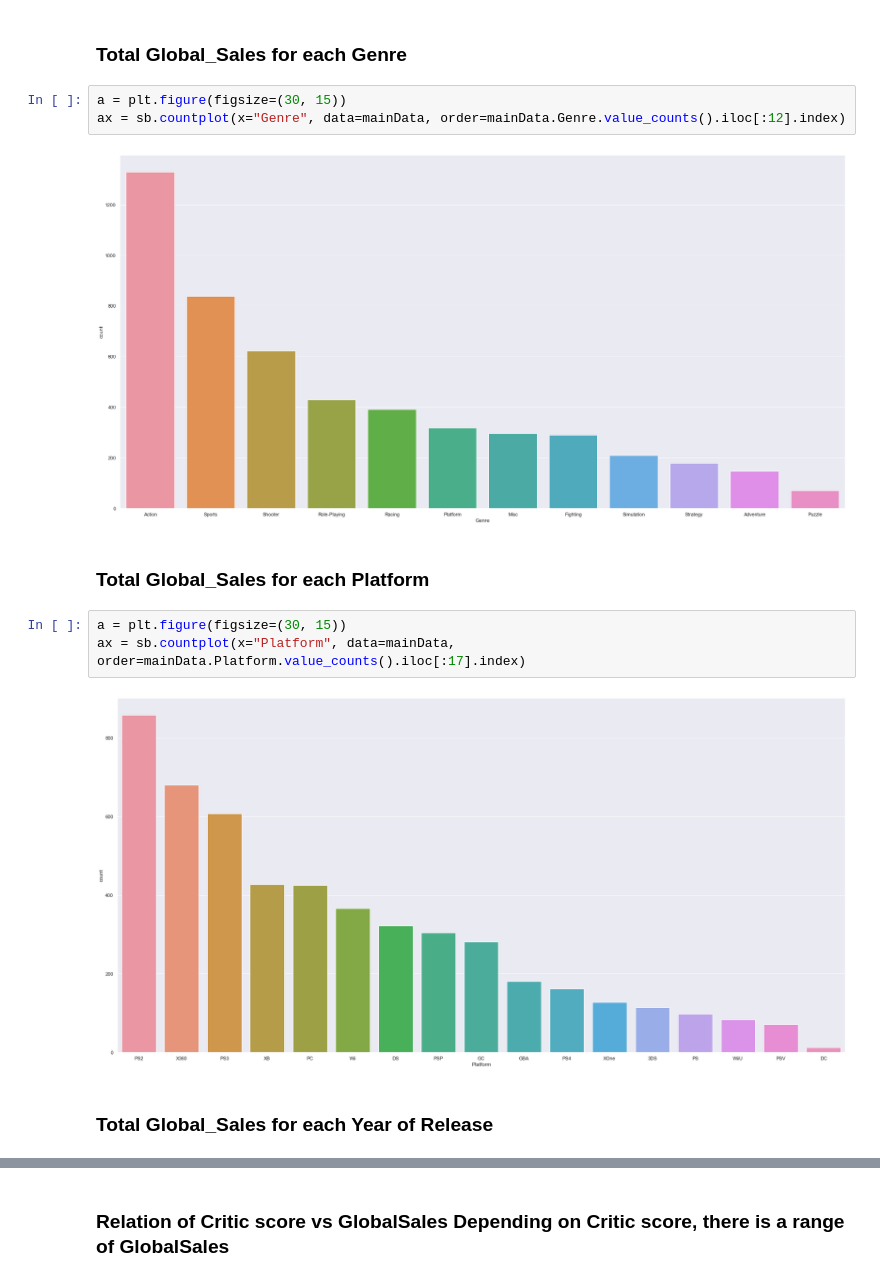
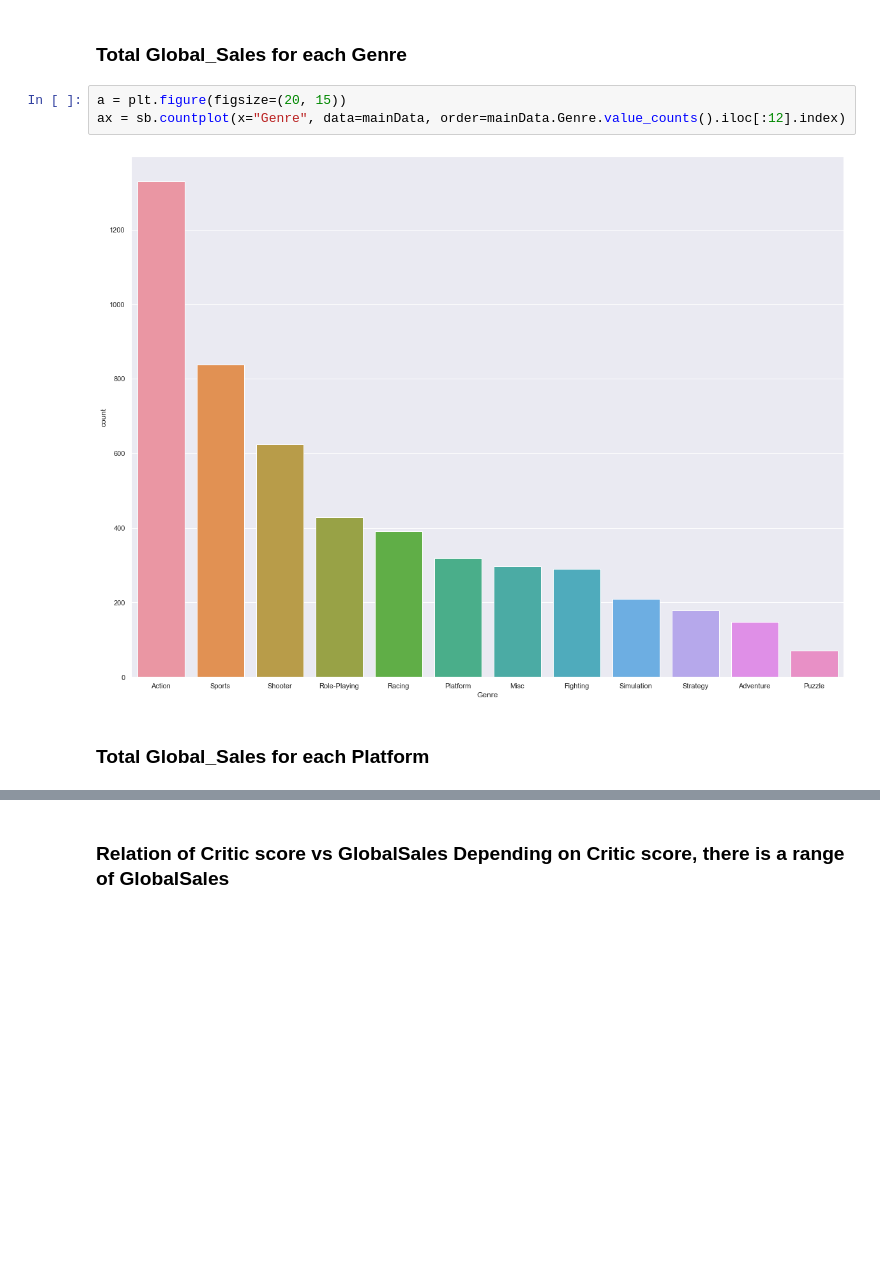
Before and after one commit to dihcuierc/Game_Analysis, a Jupyter notebook: NoteBooks/2. Data Visual.ipynb, the cells around one changed output, grey strips where cells are left out. Saved outputs shown, nothing was run; the diff lists cells and outputs as text; blank space fills up the shorter version.

```diff
--- a/NoteBooks/2. Data Visual.ipynb
+++ b/NoteBooks/2. Data Visual.ipynb
@@ -45,16 +47,9 @@ ax = sb.countplot(x="Publisher", data=mainData, order=mainData.Publisher.value_c
 # %% [markdown]
 ### Total Global_Sales for each Genre
-# %%
-a = plt.figure(figsize=(30, 15))
-ax = sb.countplot(x="Genre", data=mainData, order=mainData.Genre.value_counts().iloc[:12].index)
-# %% [output]
-[figure, removed]
+# %%
+a = plt.figure(figsize=(20, 15))
+ax = sb.countplot(x="Genre", data=mainData, order=mainData.Genre.value_counts().iloc[:12].index)
+# %% [output]
+[figure, added]
 # %% [markdown]
 ### Total Global_Sales for each Platform
-# %%
-a = plt.figure(figsize=(30, 15))
-ax = sb.countplot(x="Platform", data=mainData, order=mainData.Platform.value_counts().iloc[:17].index)
-# %% [output]
-[figure, removed]
-# %% [markdown]
-### Total Global_Sales for each Year of Release
```
Also changed, not shown: parts of 12 cells of this notebook.
